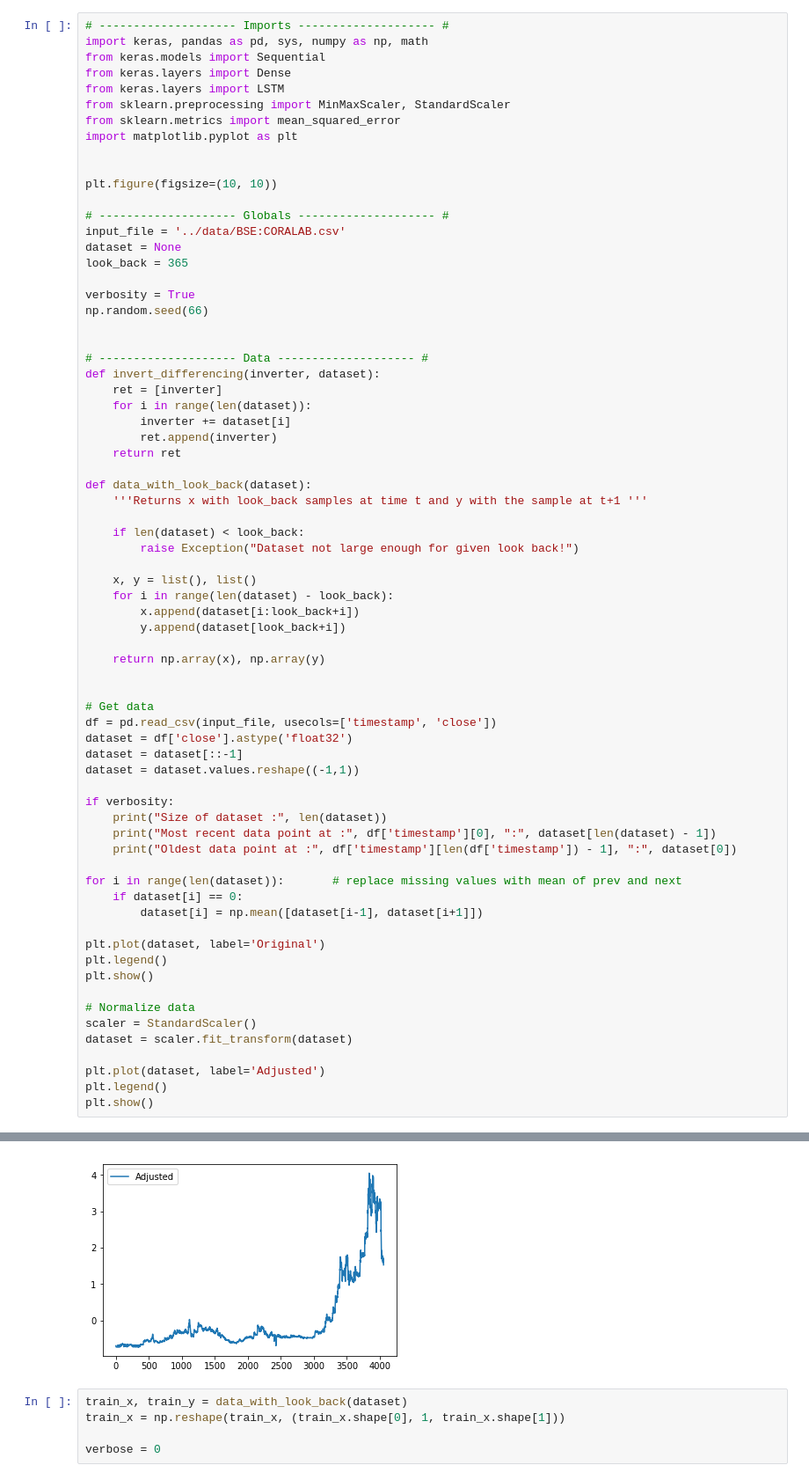
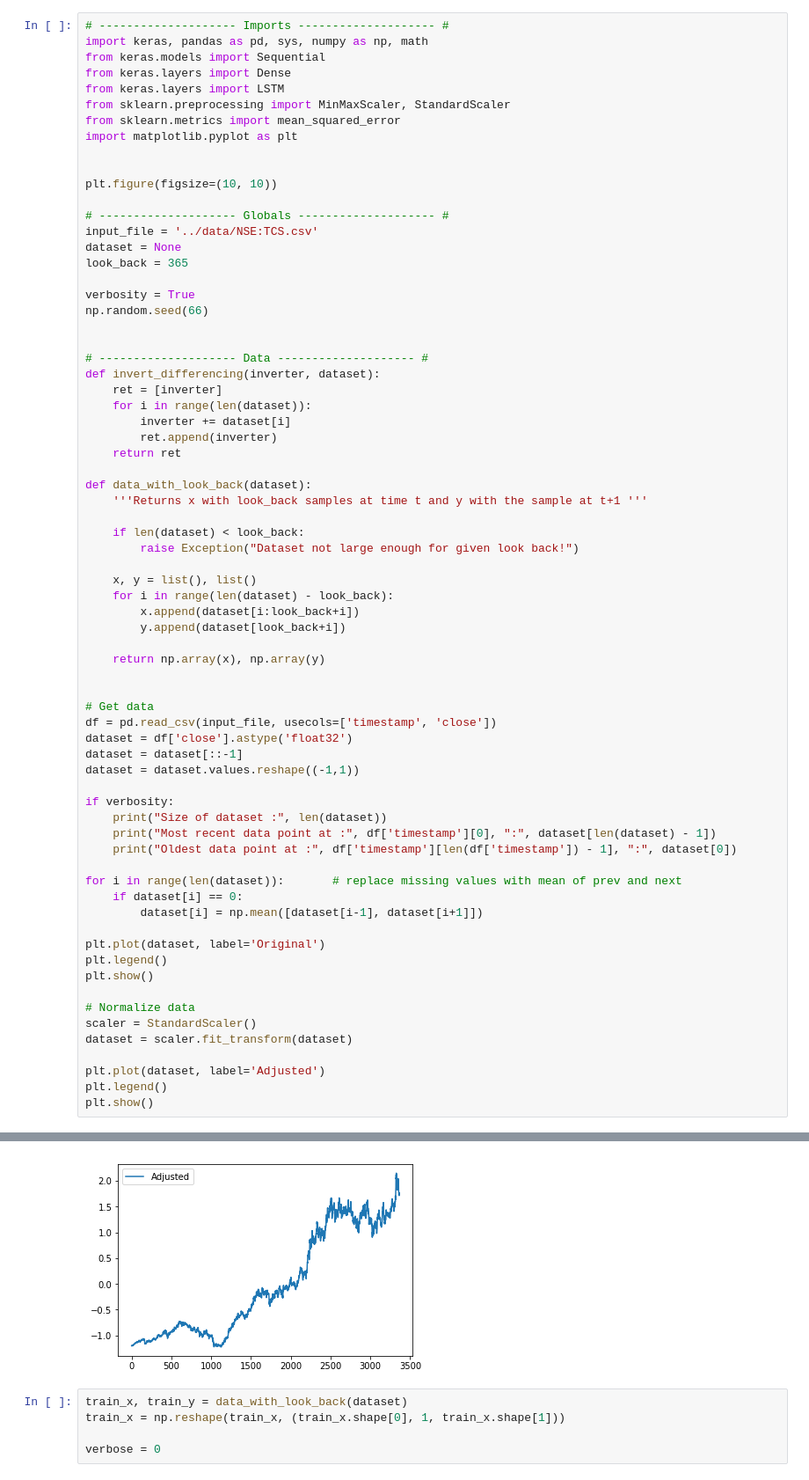
Before and after one commit to avinashshenoy97/myquity, a Jupyter notebook: iPython Notebooks/Deep LSTM.ipynb, the cells around one changed output, grey strips where cells are left out. Shown at 88% size. Saved outputs shown, nothing was run; the diff lists cells and outputs as text.

```diff
--- a/iPython Notebooks/Deep LSTM.ipynb
+++ b/iPython Notebooks/Deep LSTM.ipynb
@@ -12,7 +12,7 @@ import matplotlib.pyplot as plt
 plt.figure(figsize=(10, 10))
 
 # -------------------- Globals -------------------- #
-input_file = '../data/BSE:CORALAB.csv'
+input_file = '../data/NSE:TCS.csv'
 dataset = None
 look_back = 365
 
@@ -76,4 +76,4 @@ Oldest data point at : 2001-12-31 : [8.45]
-[figure, old version]
+[figure, new version]
 # %%
 train_x, train_y = data_with_look_back(dataset)
 train_x = np.reshape(train_x, (train_x.shape[0], 1, train_x.shape[1]))
```
Also changed, not shown: parts of 8 cells of this notebook, 1 other file.
